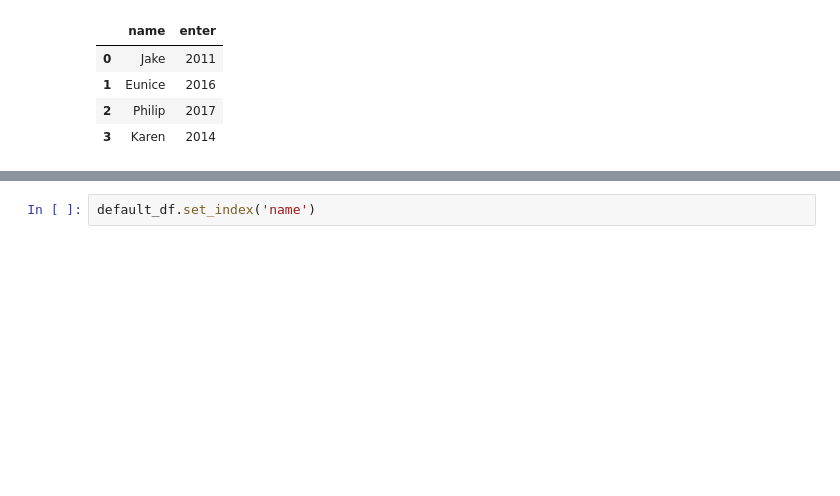
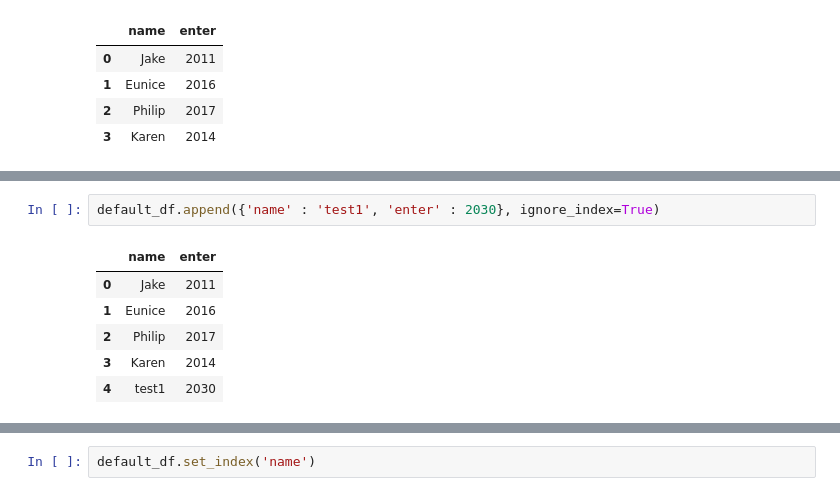
Before and after one commit to johanjun/fc_mobis_4th, a Jupyter notebook: numpy & pandas.ipynb, the cells around one changed output, grey strips where cells are left out. Saved outputs shown, nothing was run; the diff lists cells and outputs as text; blank space fills up the shorter version.

```diff
--- a/numpy & pandas.ipynb
+++ b/numpy & pandas.ipynb
@@ -269,0 +279,9 @@ default_df
+# %%
+default_df.append({'name' : 'test1', 'enter' : 2030}, ignore_index=True)
+# %% [output]
+|  | name | enter |
+| 0 | Jake | 2011 |
+| 1 | Eunice | 2016 |
+| 2 | Philip | 2017 |
+| 3 | Karen | 2014 |
+| 4 | test1 | 2030 |
```
Also changed, not shown: parts of 3 cells of this notebook, 8 other files.
